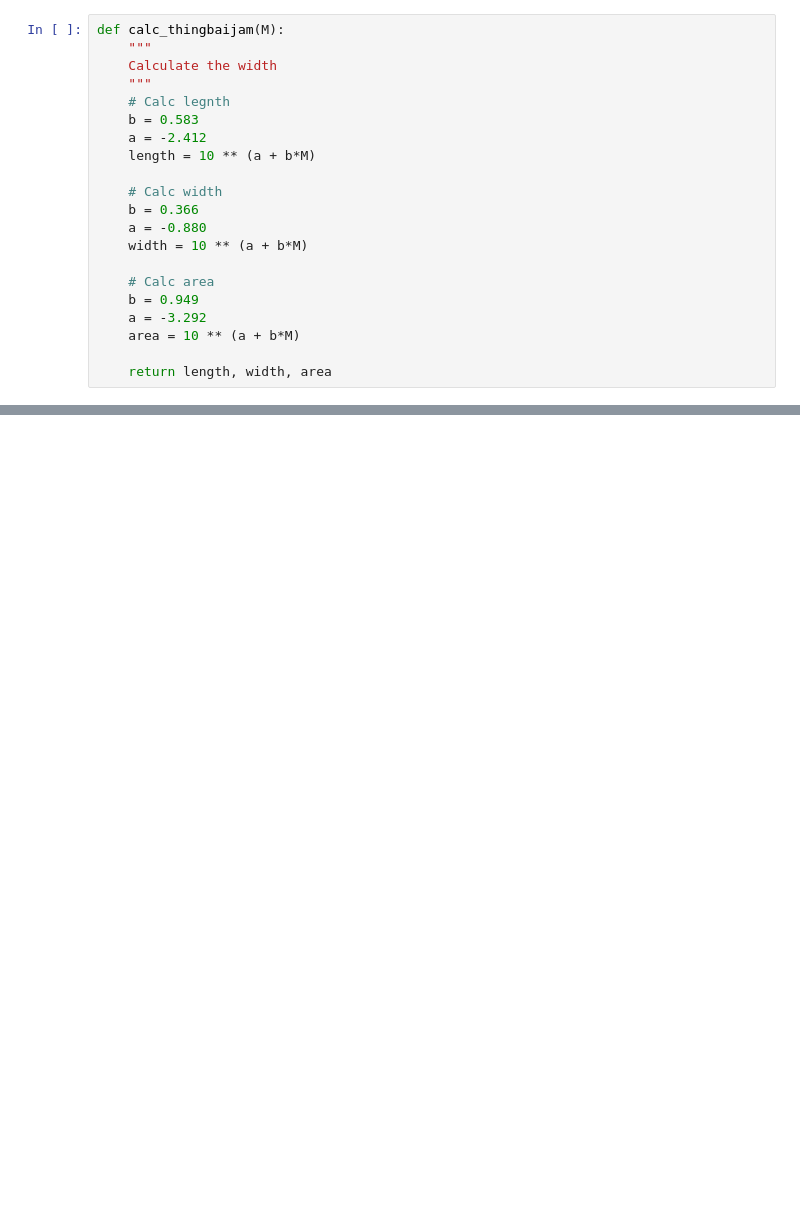
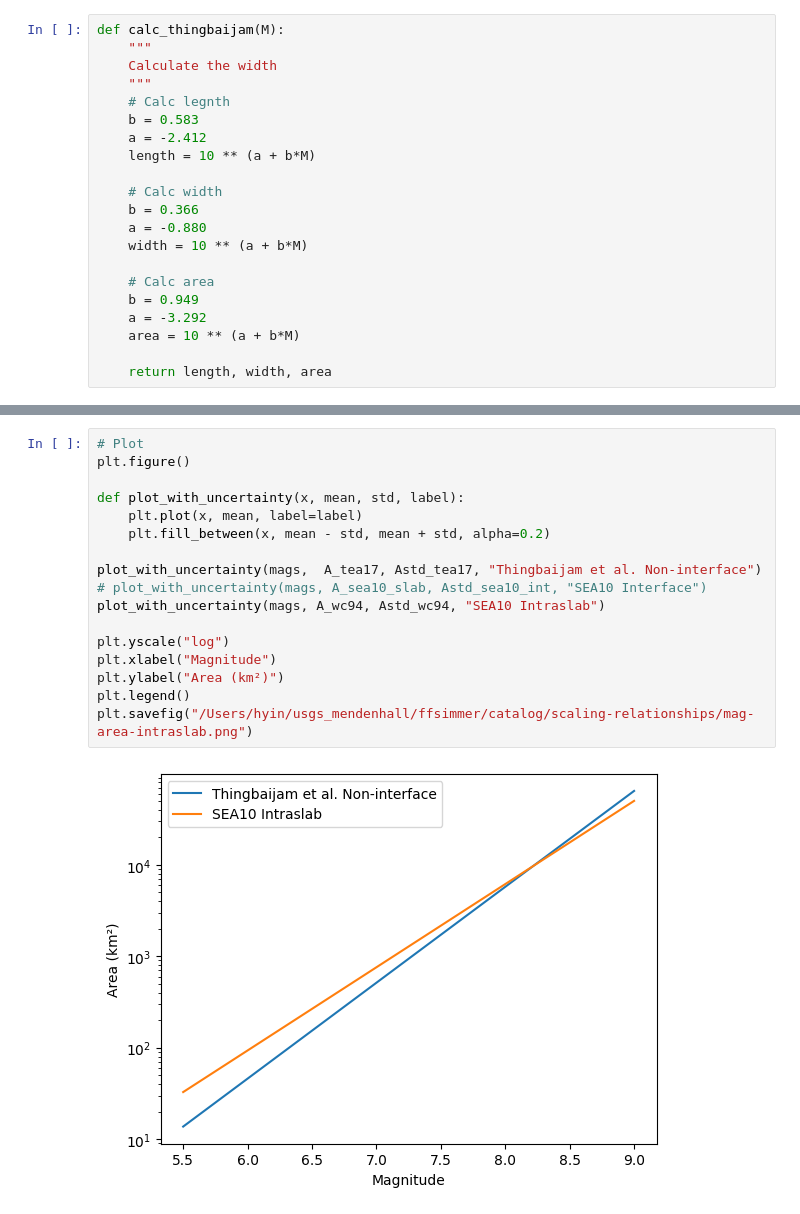
Before and after one commit to zoe-yin/shakemap-postprocess-tools, a Jupyter notebook: calc_aspect_ratio.ipynb, the cells around one changed output, grey strips where cells are left out. Cells and saved outputs as stored; diff of their text form; blank space fills up the shorter version.

```diff
--- a/calc_aspect_ratio.ipynb
+++ b/calc_aspect_ratio.ipynb
@@ -56,0 +159,19 @@ Aspect Ratio: 2.385613039930911
+# %%
+# Plot
+plt.figure()
+
+def plot_with_uncertainty(x, mean, std, label):
+    plt.plot(x, mean, label=label)
+    plt.fill_between(x, mean - std, mean + std, alpha=0.2)
+
+plot_with_uncertainty(mags,  A_tea17, Astd_tea17, "Thingbaijam et al. Non-interface")
+# plot_with_uncertainty(mags, A_sea10_slab, Astd_sea10_int, "SEA10 Interface")
+plot_with_uncertainty(mags, A_wc94, Astd_wc94, "SEA10 Intraslab")
+
+plt.yscale("log")
+plt.xlabel("Magnitude")
+plt.ylabel("Area (km²)")
+plt.legend()
+plt.savefig("/Users/hyin/usgs_mendenhall/ffsimmer/catalog/scaling-relationships/mag-area-intraslab.png")
+# %% [output]
+[figure, added]
```
Also changed, not shown: parts of 8 cells of this notebook, 12 other files.
